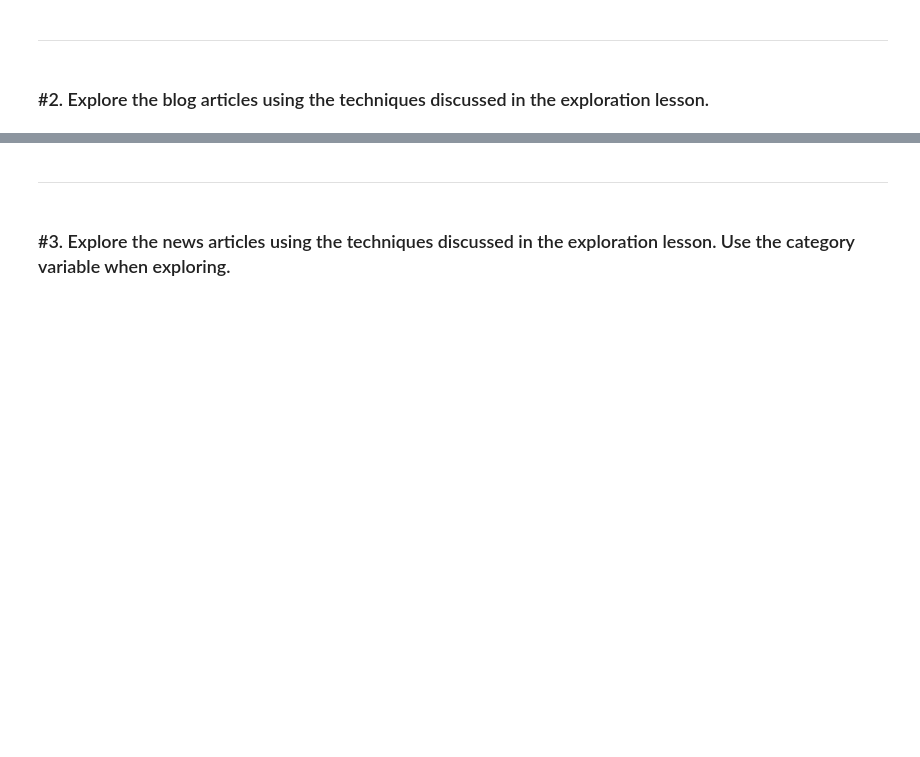
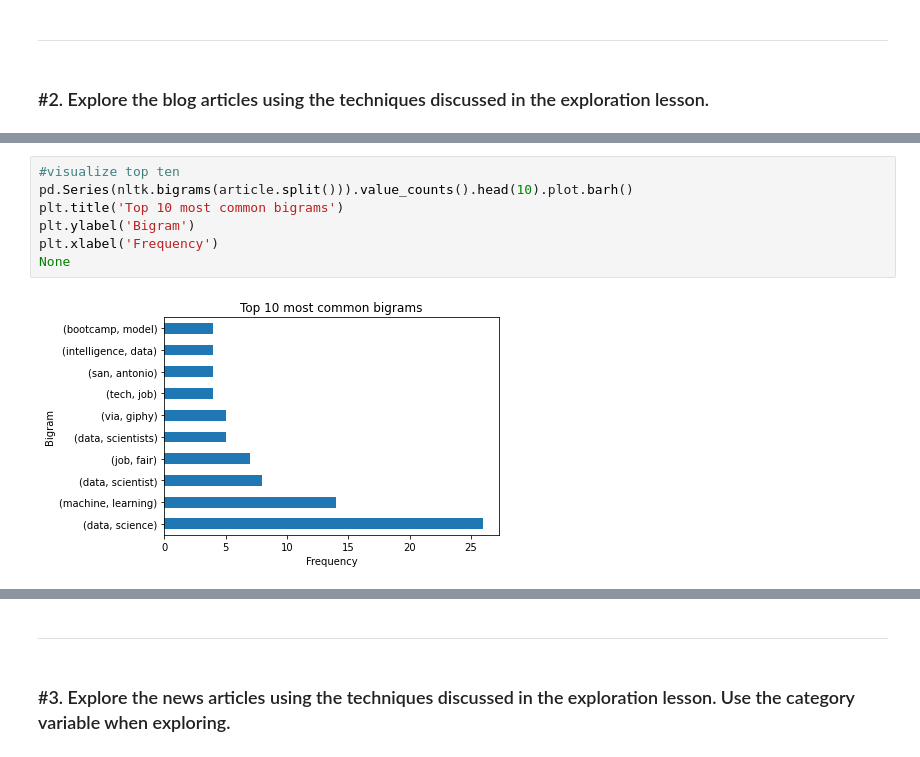
Before and after one commit to natasharivers/NLP, a Jupyter notebook: explore.ipynb, the cells around one changed output, grey strips where cells are left out. Saved outputs shown, nothing was run; the diff lists cells and outputs as text; blank space fills up the shorter version.

```diff
--- a/explore.ipynb
+++ b/explore.ipynb
@@ -190,0 +340,9 @@ None
+# %%
+#visualize top ten
+pd.Series(nltk.bigrams(article.split())).value_counts().head(10).plot.barh()
+plt.title('Top 10 most common bigrams')
+plt.ylabel('Bigram')
+plt.xlabel('Frequency')
+None
+# %% [output]
+[figure, added]
```
Also changed, not shown: parts of 51 cells of this notebook.
